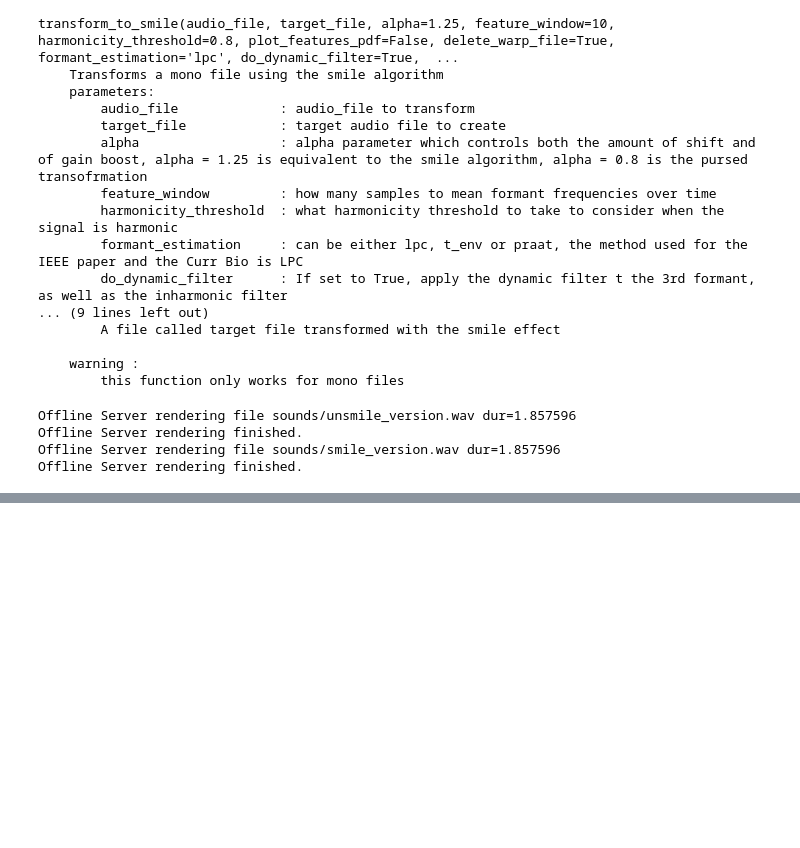
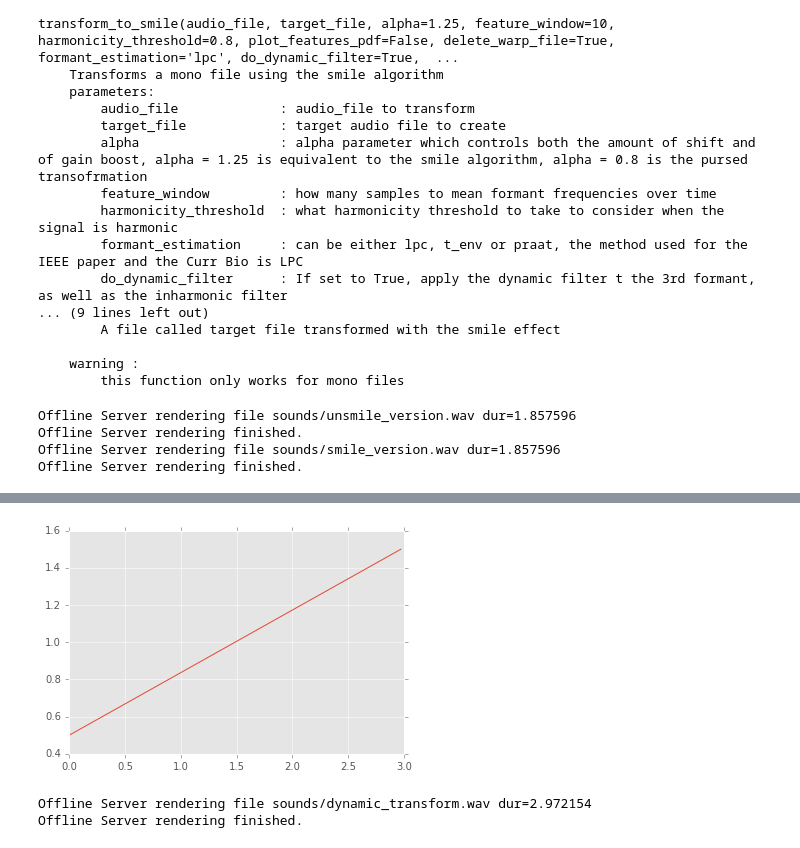
Before and after one commit to Pablo-Arias/STIM, a Jupyter notebook: notebook_examples/Ziggy_tutorial.ipynb, the cells around one changed output, grey strips where cells are left out. Saved outputs shown, nothing was run; the diff lists cells and outputs as text; code cells hidden in the pictures; blank space fills up the shorter version.

Commit message:
with Ziggy dynamic control

```diff
--- a/notebook_examples/Ziggy_tutorial.ipynb
+++ b/notebook_examples/Ziggy_tutorial.ipynb
@@ -78,0 +83,4 @@ IPython.display.Audio("sounds/smile_version.wav")
+# %%
+#First, we have the sound
+source = "sounds/F1_1_an.wav"
+IPython.display.Audio(source)
@@ -78,0 +89,27 @@ IPython.display.Audio("sounds/smile_version.wav")
+# %%
+#The parameter alpha can now be a two dimensional array with [Time (in seconds), alpha values] in it.
+#Let's build that two dimensional array.
+#We want at the point 0 an alpha of 0.8, and at the end of the sound an alpha of 1.25.
+#Thus the array is
+
+from audio_analysis import get_sound_duration
+import numpy as np
+import matplotlib.pyplot as plt
+%matplotlib inline
+
+duration = get_sound_duration(source)
+time = np.linspace(0, duration, 1000)
+alphas = np.linspace(0.5, 1.5, 1000)
+plt.plot(time, alphas); # plot the automation curve
+# %% [output]
+[figure, added]
+# %%
+#now transform
+target = "sounds/dynamic_transform.wav"
+transform_to_smile(audio_file= source
+                   , target_file=target
+                   , alpha=[time, alphas]
+                  ) #create dynamic smile transformation
+# %% [output]
+Offline Server rendering file sounds/dynamic_transform.wav dur=2.972154
+Offline Server rendering finished.
```
Also changed, not shown: parts of 13 cells of this notebook, 5 other files.
